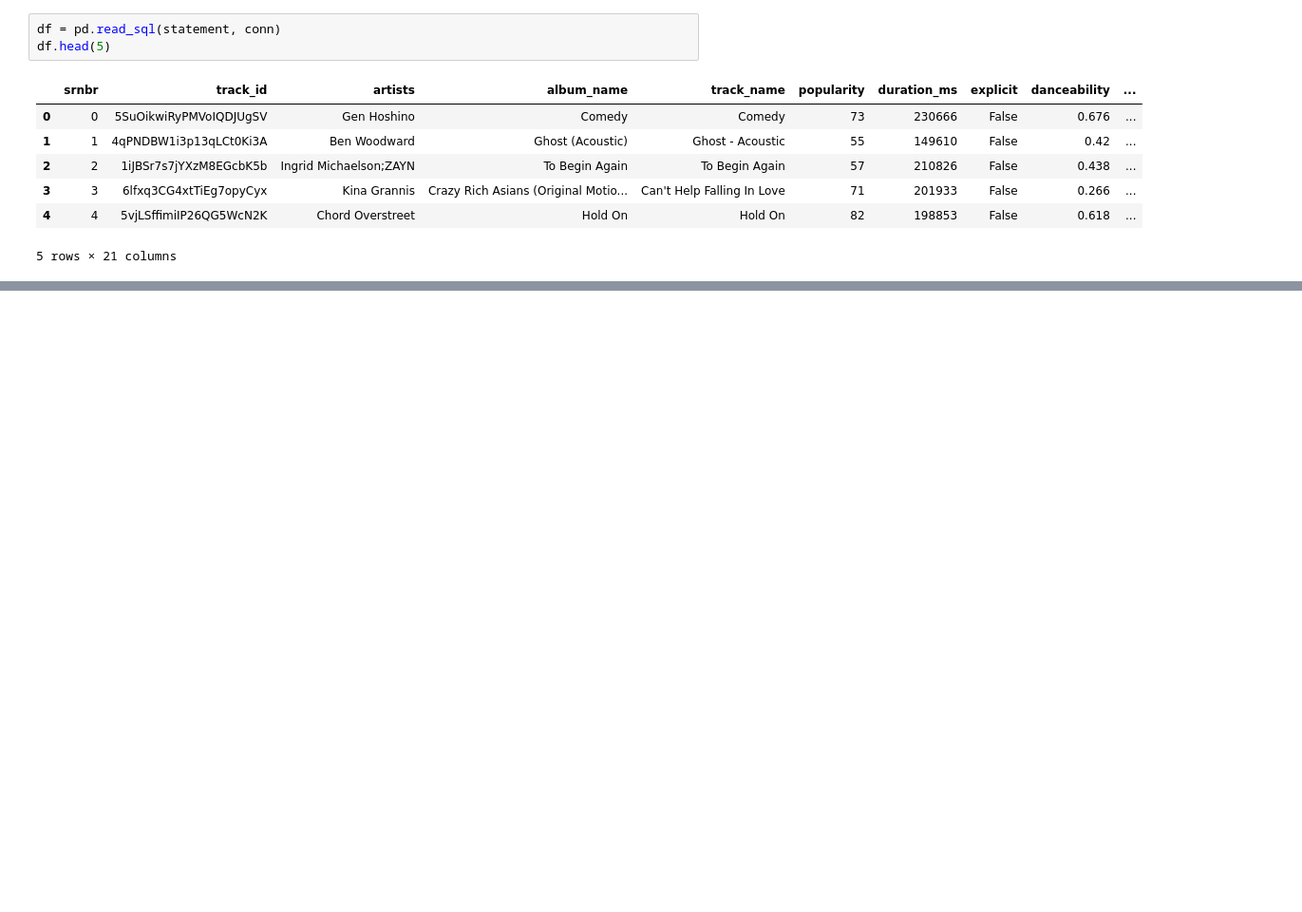
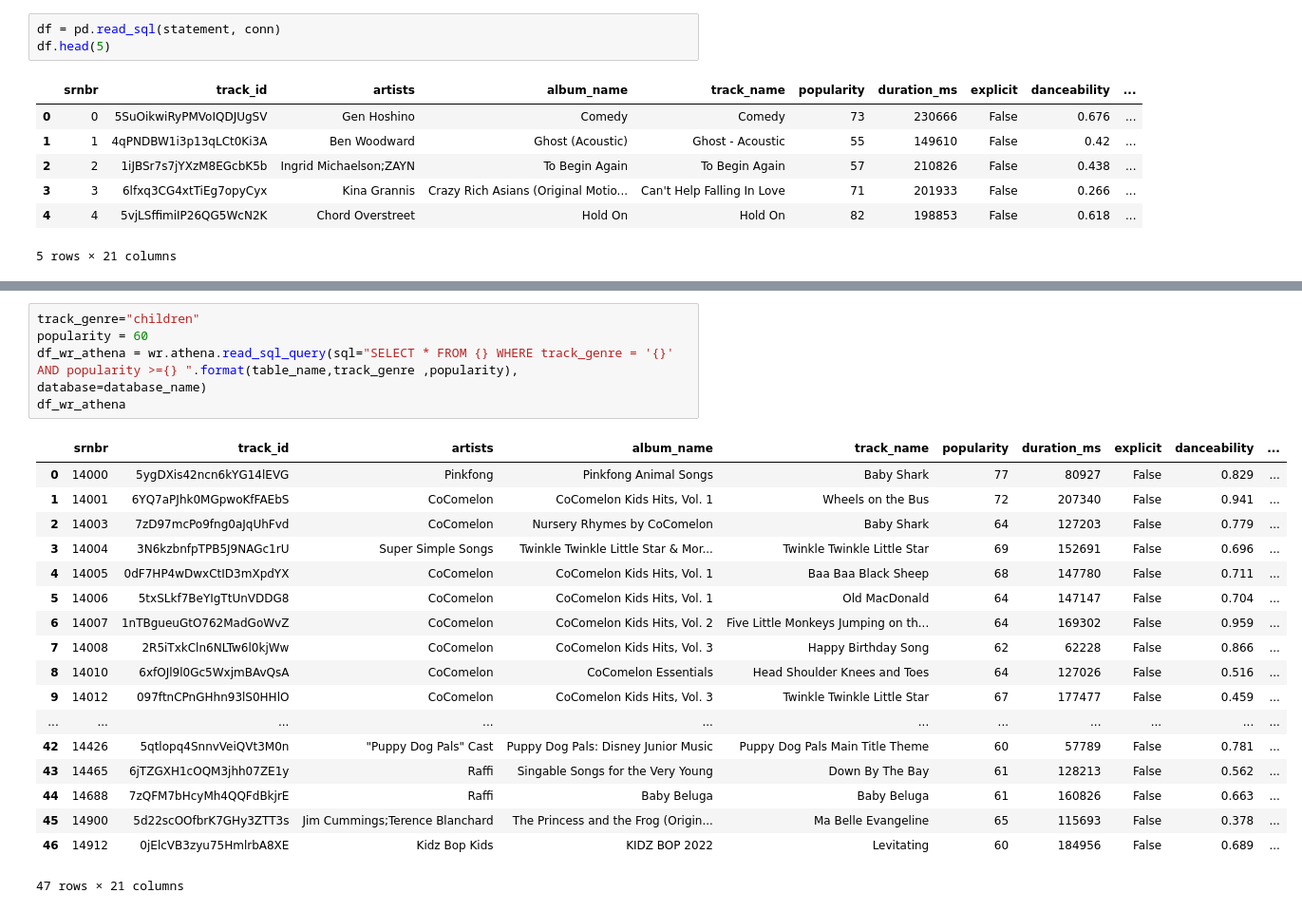
Before and after one commit to pkhanna2/MLOpsFinalProject, a Jupyter notebook: PracticeAssignment.ipynb, the cells around one changed output, grey strips where cells are left out. Shown: that part at 95% size. Saved outputs shown, nothing was run; the diff lists cells and outputs as text; blank space fills up the shorter version.

```diff
--- a/PracticeAssignment.ipynb
+++ b/PracticeAssignment.ipynb
@@ -233,0 +486,24 @@ df.head(5)
+# %%
+track_genre="children"
+popularity = 60
+df_wr_athena = wr.athena.read_sql_query(sql="SELECT * FROM {} WHERE track_genre = '{}' AND popularity >={} ".format(table_name,track_genre ,popularity), database=database_name)
+df_wr_athena
+# %% [output]
+|  | srnbr | track_id | artists | album_name | track_name | popularity | duration_ms | explicit | danceability | ... |
+| 0 | 14000 | 5ygDXis42ncn6kYG14lEVG | Pinkfong | Pinkfong Animal Songs | Baby Shark | 77 | 80927 | False | 0.829 | ... |
+| 1 | 14001 | 6YQ7aPJhk0MGpwoKfFAEbS | CoComelon | CoComelon Kids Hits, Vol. 1 | Wheels on the Bus | 72 | 207340 | False | 0.941 | ... |
+| 2 | 14003 | 7zD97mcPo9fng0aJqUhFvd | CoComelon | Nursery Rhymes by CoComelon | Baby Shark | 64 | 127203 | False | 0.779 | ... |
+| 3 | 14004 | 3N6kzbnfpTPB5J9NAGc1rU | Super Simple Songs | Twinkle Twinkle Little Star & Mor... | Twinkle Twinkle Little Star | 69 | 152691 | False | 0.696 | ... |
+| 4 | 14005 | 0dF7HP4wDwxCtID3mXpdYX | CoComelon | CoComelon Kids Hits, Vol. 1 | Baa Baa Black Sheep | 68 | 147780 | False | 0.711 | ... |
+| 5 | 14006 | 5txSLkf7BeYIgTtUnVDDG8 | CoComelon | CoComelon Kids Hits, Vol. 1 | Old MacDonald | 64 | 147147 | False | 0.704 | ... |
+| 6 | 14007 | 1nTBgueuGtO762MadGoWvZ | CoComelon | CoComelon Kids Hits, Vol. 2 | Five Little Monkeys Jumping on th... | 64 | 169302 | False | 0.959 | ... |
+| 7 | 14008 | 2R5iTxkCln6NLTw6l0kjWw | CoComelon | CoComelon Kids Hits, Vol. 3 | Happy Birthday Song | 62 | 62228 | False | 0.866 | ... |
+| 8 | 14010 | 6xfOJl9l0Gc5WxjmBAvQsA | CoComelon | CoComelon Essentials | Head Shoulder Knees and Toes | 64 | 127026 | False | 0.516 | ... |
+| 9 | 14012 | 097ftnCPnGHhn93lS0HHlO | CoComelon | CoComelon Kids Hits, Vol. 3 | Twinkle Twinkle Little Star | 67 | 177477 | False | 0.459 | ... |
+| ... | ... | ... | ... | ... | ... | ... | ... | ... | ... | ... |
+| 42 | 14426 | 5qtlopq4SnnvVeiQVt3M0n | "Puppy Dog Pals" Cast | Puppy Dog Pals: Disney Junior Music | Puppy Dog Pals Main Title Theme | 60 | 57789 | False | 0.781 | ... |
+| 43 | 14465 | 6jTZGXH1cOQM3jhh07ZE1y | Raffi | Singable Songs for the Very Young | Down By The Bay | 61 | 128213 | False | 0.562 | ... |
+| 44 | 14688 | 7zQFM7bHcyMh4QQFdBkjrE | Raffi | Baby Beluga | Baby Beluga | 61 | 160826 | False | 0.663 | ... |
+| 45 | 14900 | 5d22scOOfbrK7GHy3ZTT3s | Jim Cummings;Terence Blanchard | The Princess and the Frog (Origin... | Ma Belle Evangeline | 65 | 115693 | False | 0.378 | ... |
+| 46 | 14912 | 0jElcVB3zyu75HmlrbA8XE | Kidz Bop Kids | KIDZ BOP 2022 | Levitating | 60 | 184956 | False | 0.689 | ... |
+47 rows × 21 columns
```
Also changed, not shown: parts of 51 cells of this notebook.
